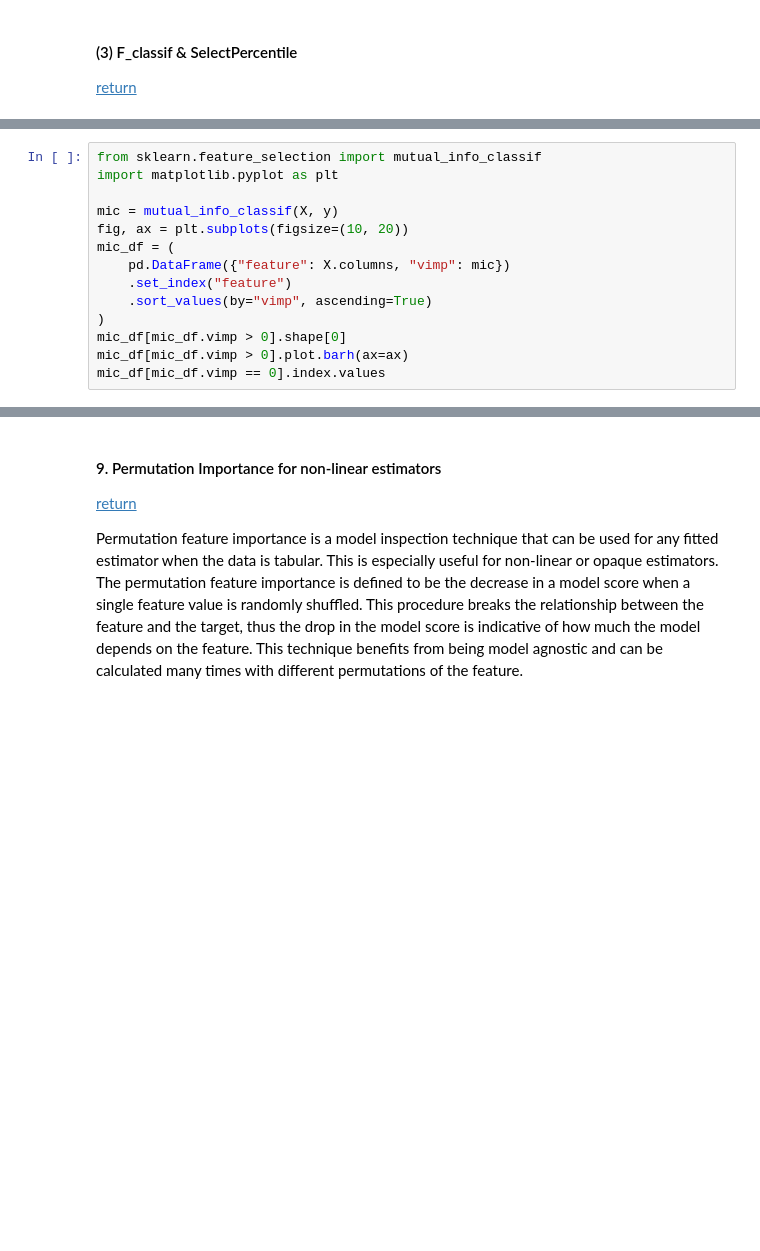
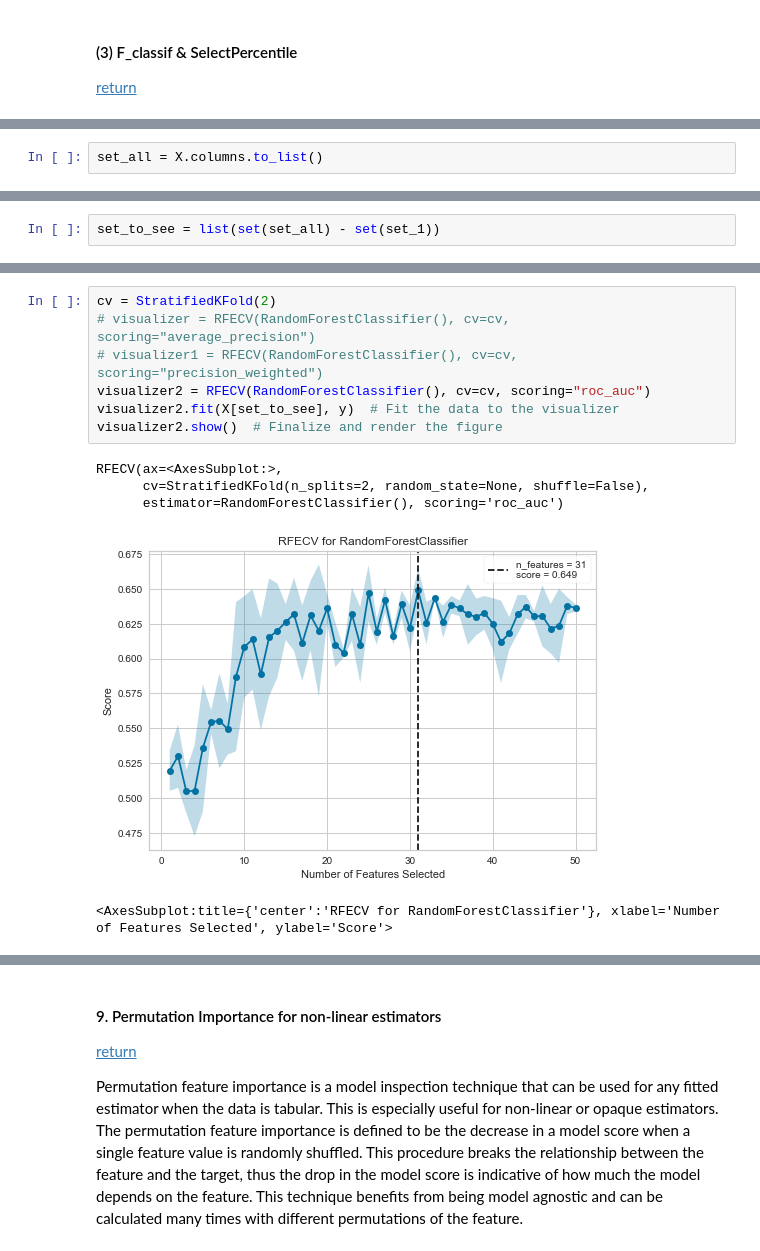
Before and after one commit to PingHe-Stan/Sickkids_ML, a Jupyter notebook: notebooks/CHILD_ml_pipeline.ipynb, the cells around one changed output, grey strips where cells are left out. Saved outputs shown, nothing was run; the diff lists cells and outputs as text; blank space fills up the shorter version.

```diff
--- a/notebooks/CHILD_ml_pipeline.ipynb
+++ b/notebooks/CHILD_ml_pipeline.ipynb
@@ -913,14 +1146,2 @@ df_for_ml[df_for_ml.F10min_Suction == 1].y.value_counts(normalize=True)
 # %%
-from sklearn.feature_selection import mutual_info_classif
-import matplotlib.pyplot as plt
-
-mic = mutual_info_classif(X, y)
-fig, ax = plt.subplots(figsize=(10, 20))
-mic_df = (
-    pd.DataFrame({"feature": X.columns, "vimp": mic})
-    .set_index("feature")
-    .sort_values(by="vimp", ascending=True)
-)
-mic_df[mic_df.vimp > 0].shape[0]
-mic_df[mic_df.vimp > 0].plot.barh(ax=ax)
-mic_df[mic_df.vimp == 0].index.values
+set_all = X.columns.to_list()
@@ -926,0 +1150,2 @@ mic_df[mic_df.vimp == 0].index.values
+# %%
+set_to_see = list(set(set_all) - set(set_1))
@@ -926,0 +1154,13 @@ mic_df[mic_df.vimp == 0].index.values
+# %%
+cv = StratifiedKFold(2)
+# visualizer = RFECV(RandomForestClassifier(), cv=cv, scoring="average_precision")
+# visualizer1 = RFECV(RandomForestClassifier(), cv=cv, scoring="precision_weighted")
+visualizer2 = RFECV(RandomForestClassifier(), cv=cv, scoring="roc_auc")
+visualizer2.fit(X[set_to_see], y)  # Fit the data to the visualizer
+visualizer2.show()  # Finalize and render the figure
+# %% [output]
+RFECV(ax=<AxesSubplot:>,
+      cv=StratifiedKFold(n_splits=2, random_state=None, shuffle=False),
+      estimator=RandomForestClassifier(), scoring='roc_auc')
+[figure, added]
+<AxesSubplot:title={'center':'RFECV for RandomForestClassifier'}, xlabel='Number of Features Selected', ylabel='Score'>
```
Also changed, not shown: parts of 29 cells of this notebook.
